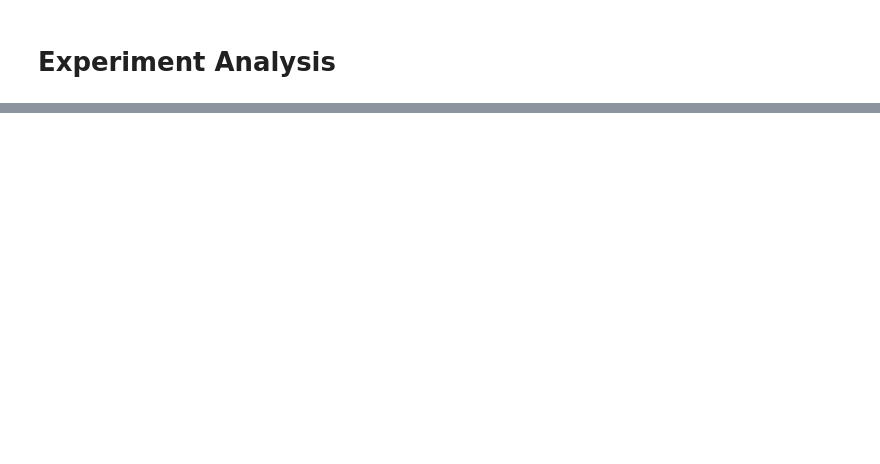
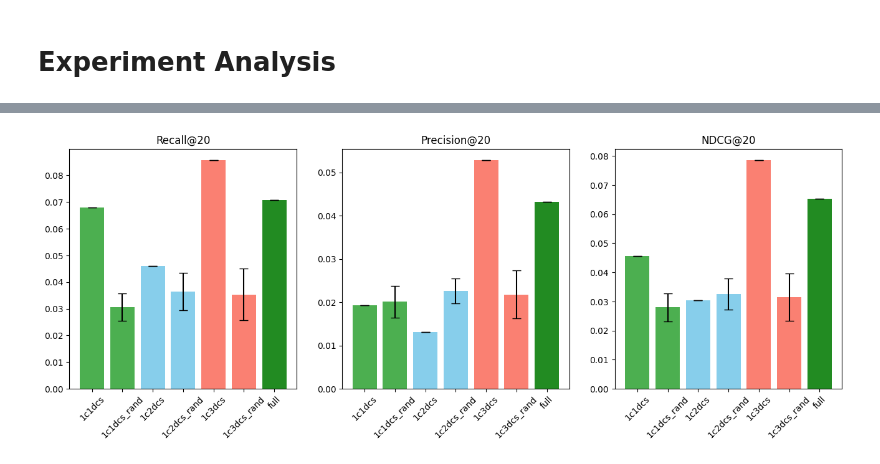
Before and after one commit to paco23ch/gnn-ds, a Jupyter notebook: experiment_analysis.ipynb, the cells around one changed output, grey strips where cells are left out. Saved outputs shown, nothing was run; the diff lists cells and outputs as text; code cells hidden in the pictures; blank space fills up the shorter version.

```diff
--- a/experiment_analysis.ipynb
+++ b/experiment_analysis.ipynb
@@ -77,0 +105,16 @@ result
+# %%
+plots=['test_recall','test_precision','test_ndcg']
+titles=['Recall@20', 'Precision@20', 'NDCG@20']
+colors=[ '#4CAF50','#4CAF50','skyblue','skyblue','salmon','salmon', 'forestgreen']
+plt.figure(figsize=(16,5))
+
+for i,metric in enumerate(plots):
+    plt.subplot(1,len(plots),i+1)
+
+    plt.bar(result['experiment'], result[metric+'_mean'], yerr=result[metric+'_std'], color=colors, capsize=5)
+    plt.title(titles[i])
+    plt.xticks(rotation=45)
+
+plt.show()
+# %% [output]
+[figure, added]
```
Also changed, not shown: parts of 9 cells of this notebook.
